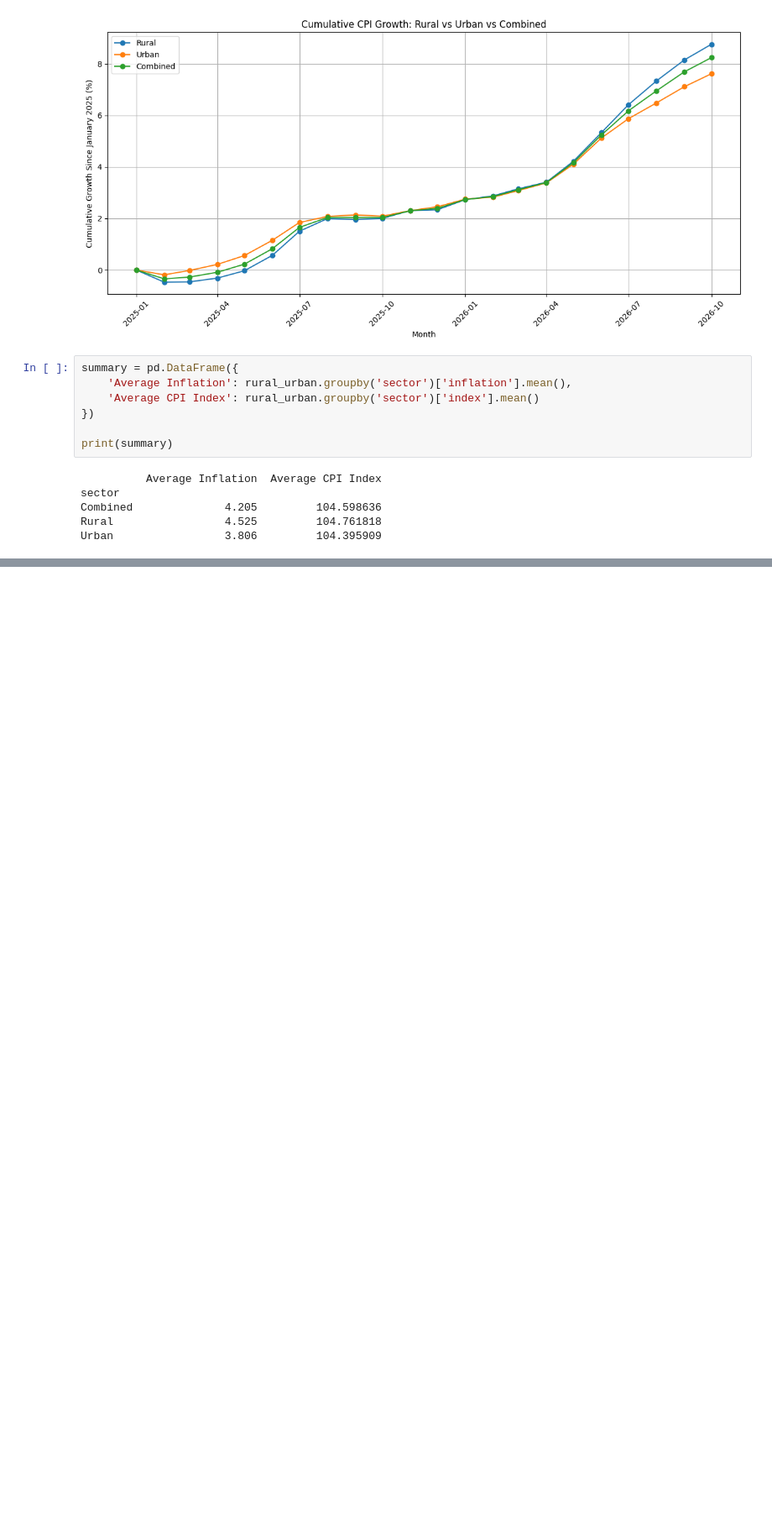
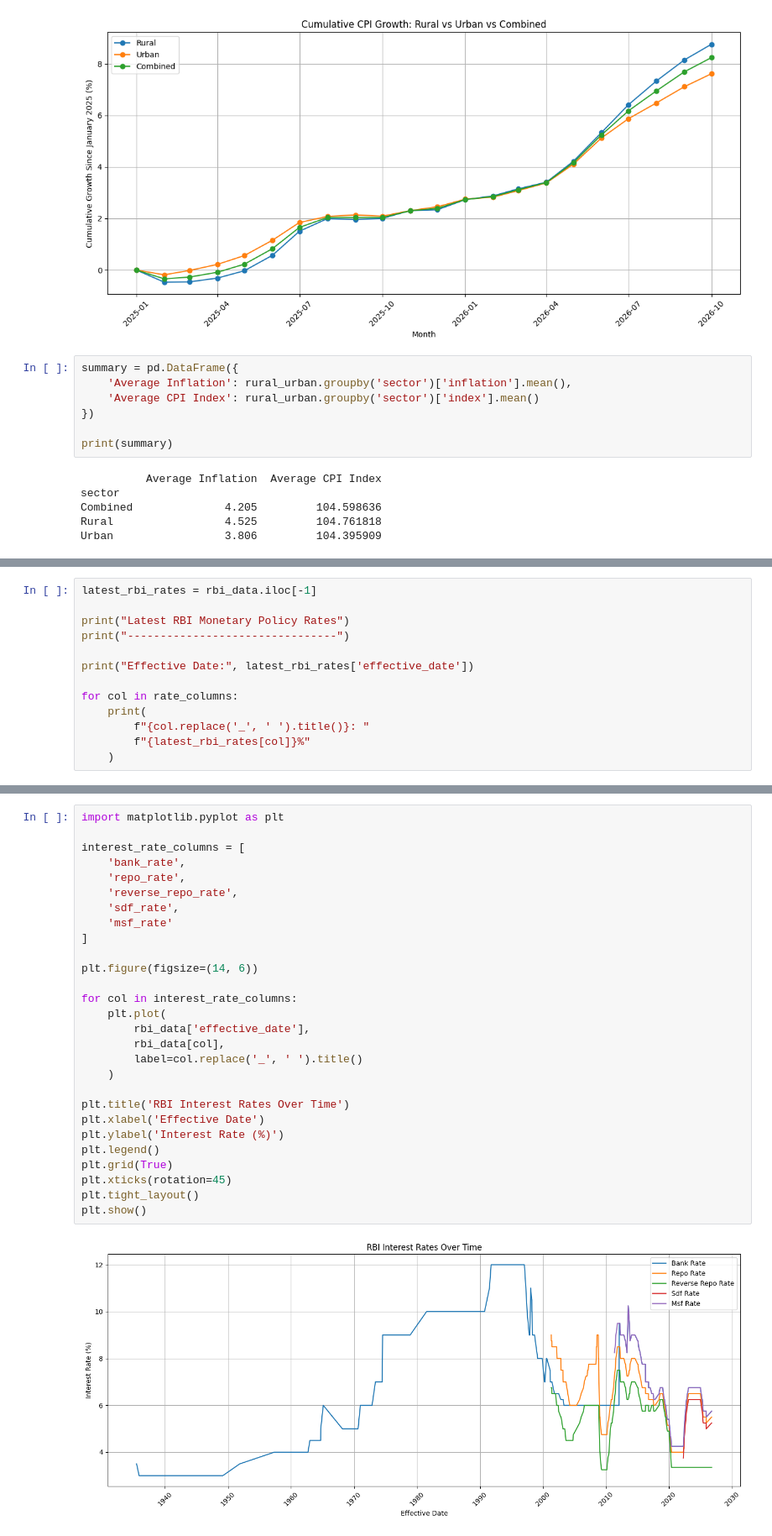
Before and after one commit to alwinbshaji/indian-economic-data-analysis-inflation-forecasting, a Jupyter notebook: Data_collection.ipynb, the cells around one changed output, grey strips where cells are left out. Shown at 84% size. Saved outputs shown, nothing was run; the diff lists cells and outputs as text; blank space fills up the shorter version.

```diff
--- a/Data_collection.ipynb
+++ b/Data_collection.ipynb
@@ -1446,0 +1513,13 @@ Column names:
+# %%
+latest_rbi_rates = rbi_data.iloc[-1]
+
+print("Latest RBI Monetary Policy Rates")
+print("--------------------------------")
+
+print("Effective Date:", latest_rbi_rates['effective_date'])
+
+for col in rate_columns:
+    print(
+        f"{col.replace('_', ' ').title()}: "
+        f"{latest_rbi_rates[col]}%"
+    )
@@ -1446,0 +1563,30 @@ Column names:
+# %%
+import matplotlib.pyplot as plt
+
+interest_rate_columns = [
+    'bank_rate',
+    'repo_rate',
+    'reverse_repo_rate',
+    'sdf_rate',
+    'msf_rate'
+]
+
+plt.figure(figsize=(14, 6))
+
+for col in interest_rate_columns:
+    plt.plot(
+        rbi_data['effective_date'],
+        rbi_data[col],
+        label=col.replace('_', ' ').title()
+    )
+
+plt.title('RBI Interest Rates Over Time')
+plt.xlabel('Effective Date')
+plt.ylabel('Interest Rate (%)')
+plt.legend()
+plt.grid(True)
+plt.xticks(rotation=45)
+plt.tight_layout()
+plt.show()
+# %% [output]
+[figure, added]
```
Also changed, not shown: parts of 12 cells of this notebook.
